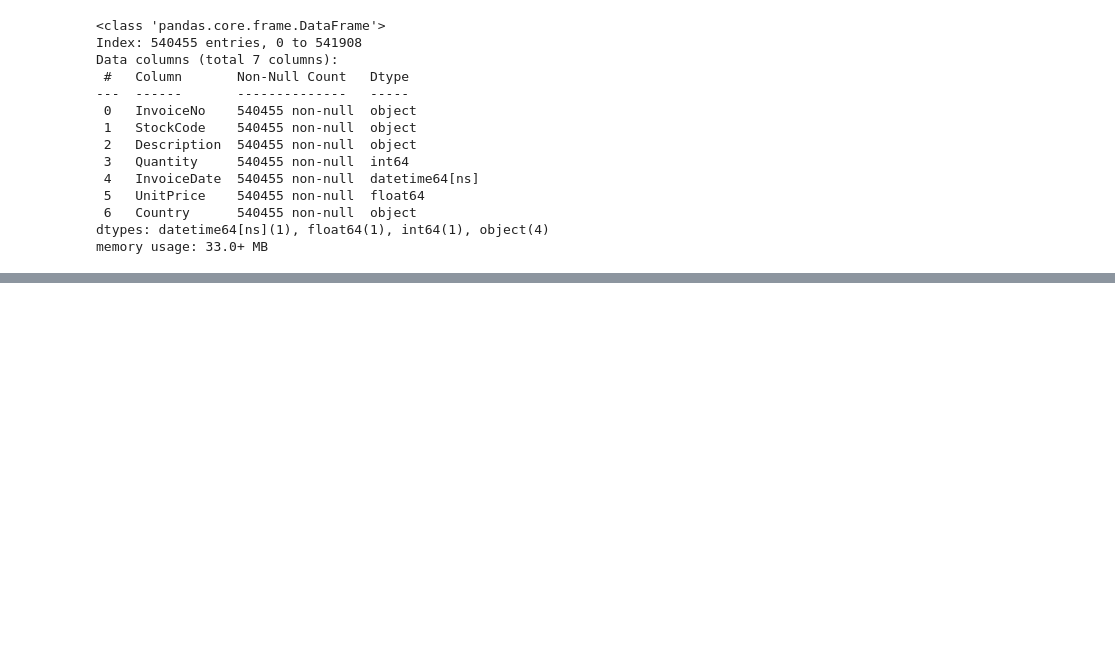
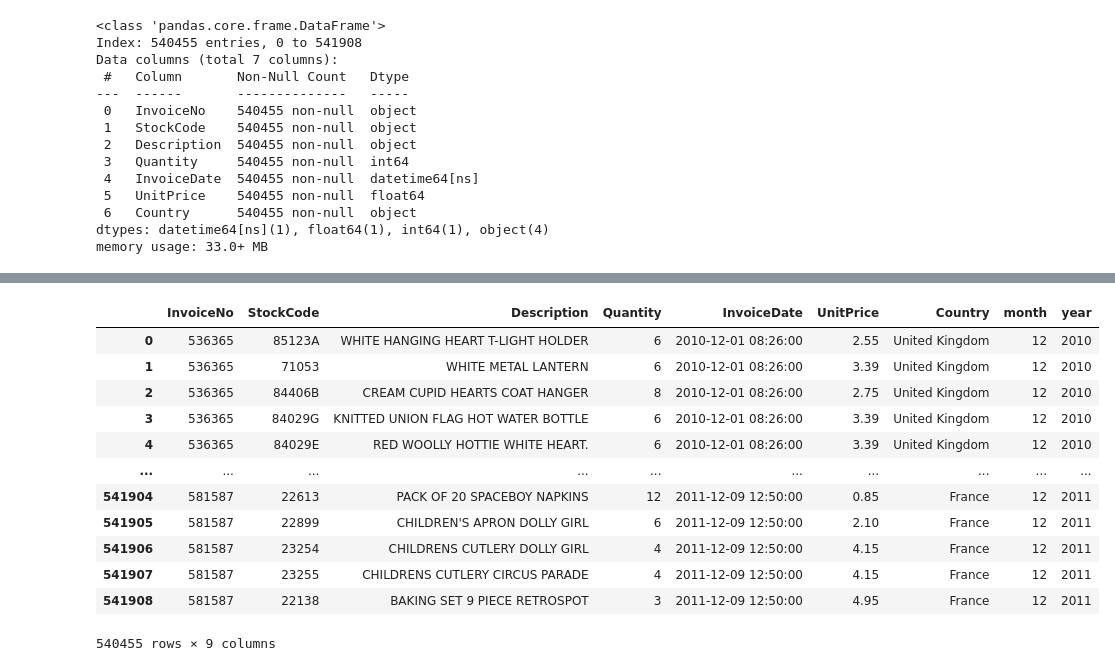
Before and after one commit to Maxterjs99/retail03, a Jupyter notebook: retail03.ipynb, the cells around one changed output, grey strips where cells are left out. Drawn from its saved outputs; the diff is of its cells as text; code cells hidden in the pictures; blank space fills up the shorter version.

```diff
--- a/retail03.ipynb
+++ b/retail03.ipynb
@@ -237,3 +237,7 @@ Data columns (total 7 columns):
  6   Country      540455 non-null  object
 dtypes: datetime64[ns](1), float64(1), int64(1), object(4)
 memory usage: 33.0+ MB
+# %%
+# agregar columna de meses y años en el dataframe
+df4['month'] = pd.DatetimeIndex(df4['InvoiceDate']).month
+df4['year'] = pd.DatetimeIndex(df4['InvoiceDate']).year
@@ -239,0 +255,16 @@ memory usage: 33.0+ MB
+# %%
+df4
+# %% [output]
+|  | InvoiceNo | StockCode | Description | Quantity | InvoiceDate | UnitPrice | Country | month | year |
+| 0 | 536365 | 85123A | WHITE HANGING HEART T-LIGHT HOLDER | 6 | 2010-12-01 08:26:00 | 2.55 | United Kingdom | 12 | 2010 |
+| 1 | 536365 | 71053 | WHITE METAL LANTERN | 6 | 2010-12-01 08:26:00 | 3.39 | United Kingdom | 12 | 2010 |
+| 2 | 536365 | 84406B | CREAM CUPID HEARTS COAT HANGER | 8 | 2010-12-01 08:26:00 | 2.75 | United Kingdom | 12 | 2010 |
+| 3 | 536365 | 84029G | KNITTED UNION FLAG HOT WATER BOTTLE | 6 | 2010-12-01 08:26:00 | 3.39 | United Kingdom | 12 | 2010 |
+| 4 | 536365 | 84029E | RED WOOLLY HOTTIE WHITE HEART. | 6 | 2010-12-01 08:26:00 | 3.39 | United Kingdom | 12 | 2010 |
+| ... | ... | ... | ... | ... | ... | ... | ... | ... | ... |
+| 541904 | 581587 | 22613 | PACK OF 20 SPACEBOY NAPKINS | 12 | 2011-12-09 12:50:00 | 0.85 | France | 12 | 2011 |
+| 541905 | 581587 | 22899 | CHILDREN'S APRON DOLLY GIRL | 6 | 2011-12-09 12:50:00 | 2.10 | France | 12 | 2011 |
+| 541906 | 581587 | 23254 | CHILDRENS CUTLERY DOLLY GIRL | 4 | 2011-12-09 12:50:00 | 4.15 | France | 12 | 2011 |
+| 541907 | 581587 | 23255 | CHILDRENS CUTLERY CIRCUS PARADE | 4 | 2011-12-09 12:50:00 | 4.15 | France | 12 | 2011 |
+| 541908 | 581587 | 22138 | BAKING SET 9 PIECE RETROSPOT | 3 | 2011-12-09 12:50:00 | 4.95 | France | 12 | 2011 |
+540455 rows × 9 columns
```
Also changed, not shown: parts of 2 cells of this notebook, 1 other file.
